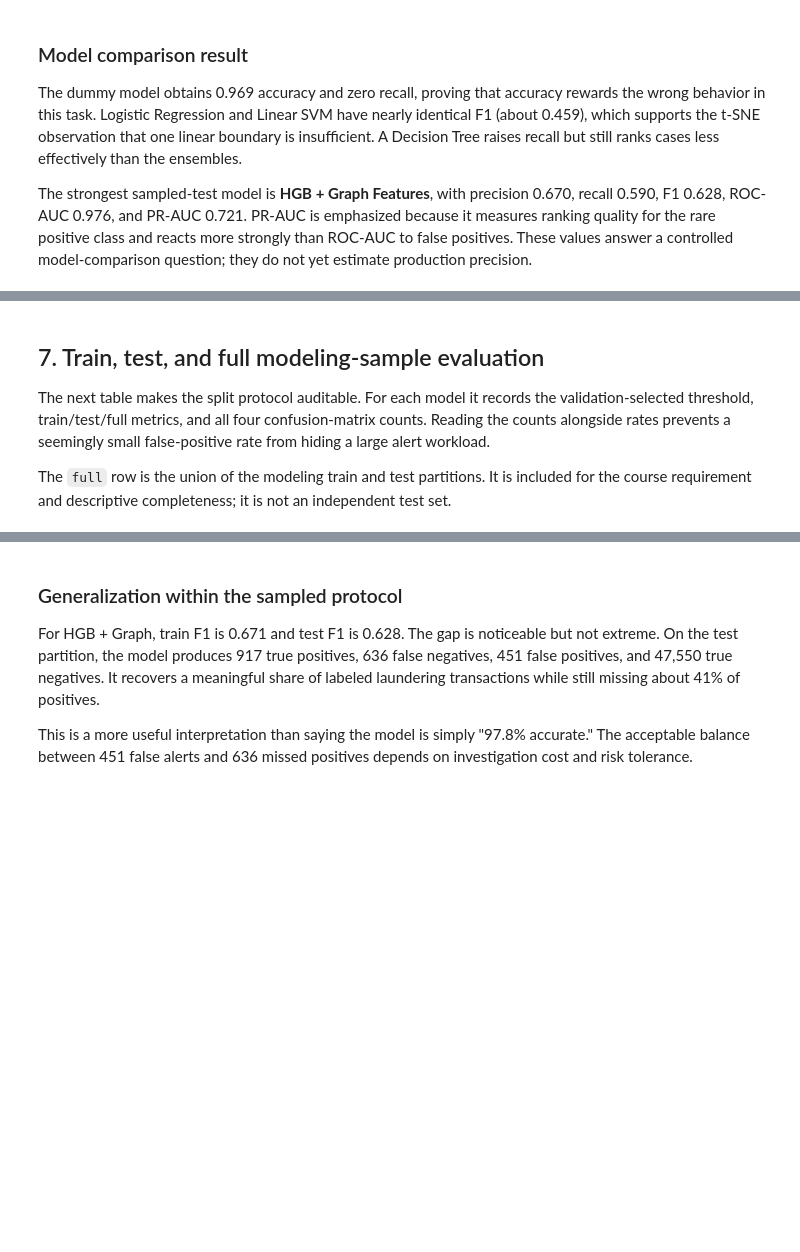
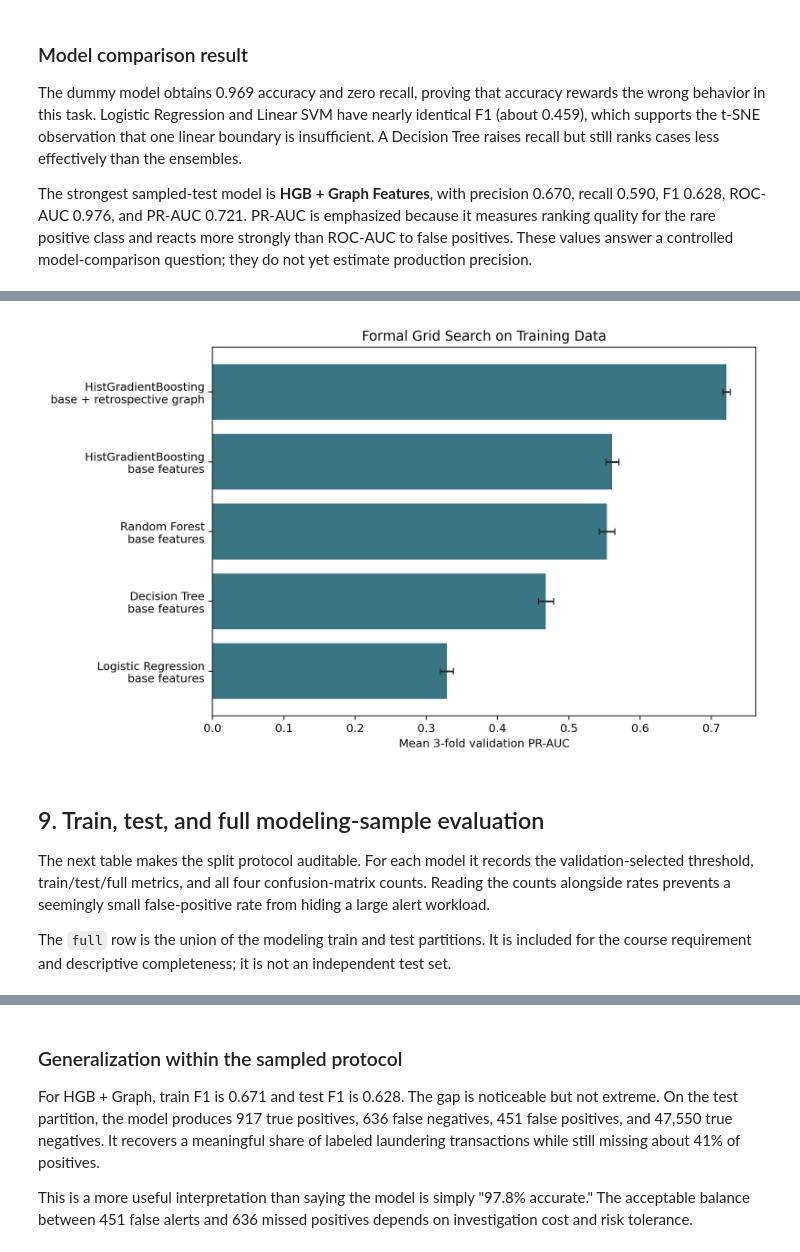
Before and after one commit to Gbkkkkk/DSAA_ML_Final_Project, a Jupyter notebook: project_zxszeto_group_IBM_AML.ipynb, the cells around one changed output, grey strips where cells are left out. Saved outputs shown, nothing was run; the diff lists cells and outputs as text; code cells hidden in the pictures; blank space fills up the shorter version.

Commit message:
Add formal model selection and temporal graph repair

```diff
--- a/project_zxszeto_group_IBM_AML.ipynb
+++ b/project_zxszeto_group_IBM_AML.ipynb
@@ -202,5 +282,10 @@ The strongest sampled-test model is **HGB + Graph Features**, with precision 0.6
+# %%
+# Error bars show the standard deviation across the three validation folds.
+display(Image(filename=str(FIGURES / "cross_validation_pr_auc.png")))
+# %% [output]
+[figure, added]
 # %% [markdown]
-## 7. Train, test, and full modeling-sample evaluation
+## 9. Train, test, and full modeling-sample evaluation
 
 The next table makes the split protocol auditable. For each model it records the validation-selected threshold, train/test/full metrics, and all four confusion-matrix counts. Reading the counts alongside rates prevents a seemingly small false-positive rate from hiding a large alert workload.
 
```
Also changed, not shown: parts of 44 cells of this notebook, 20 other files.
